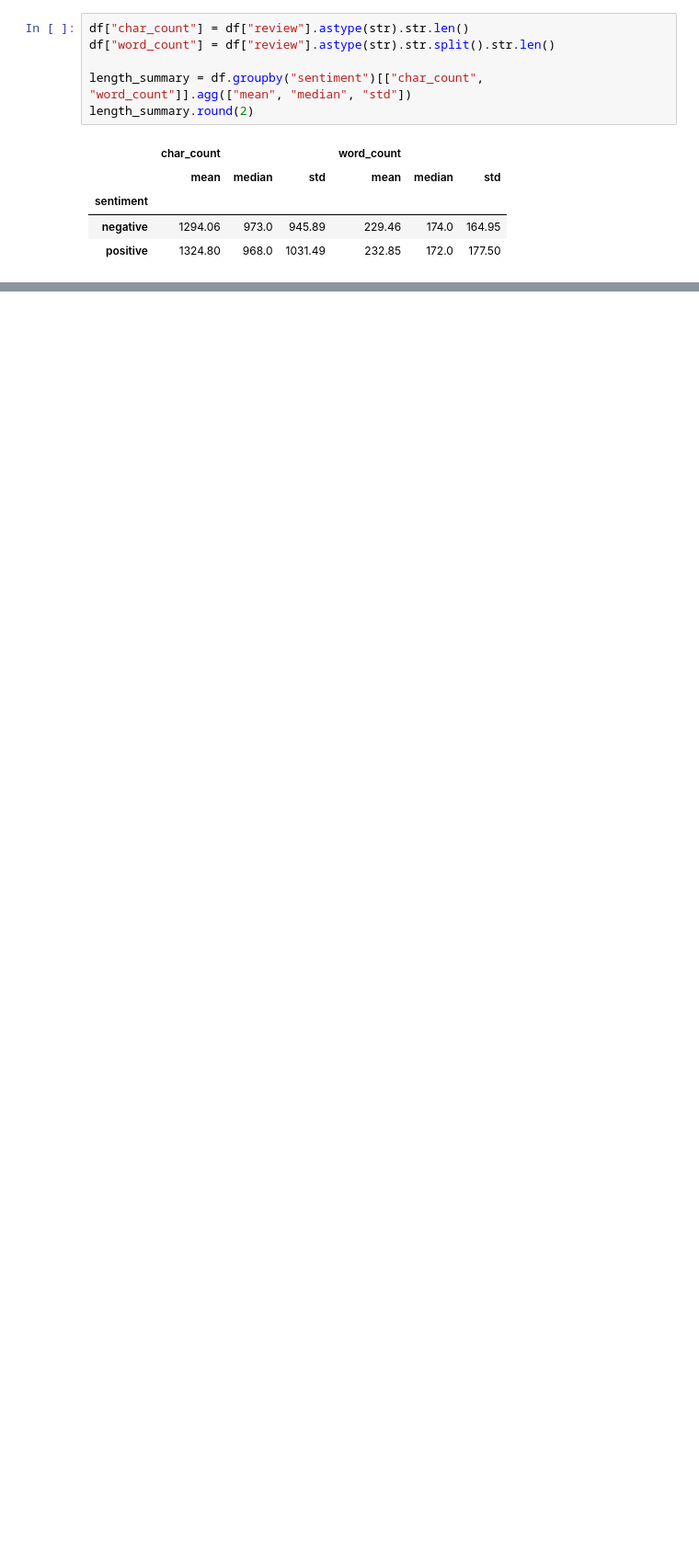
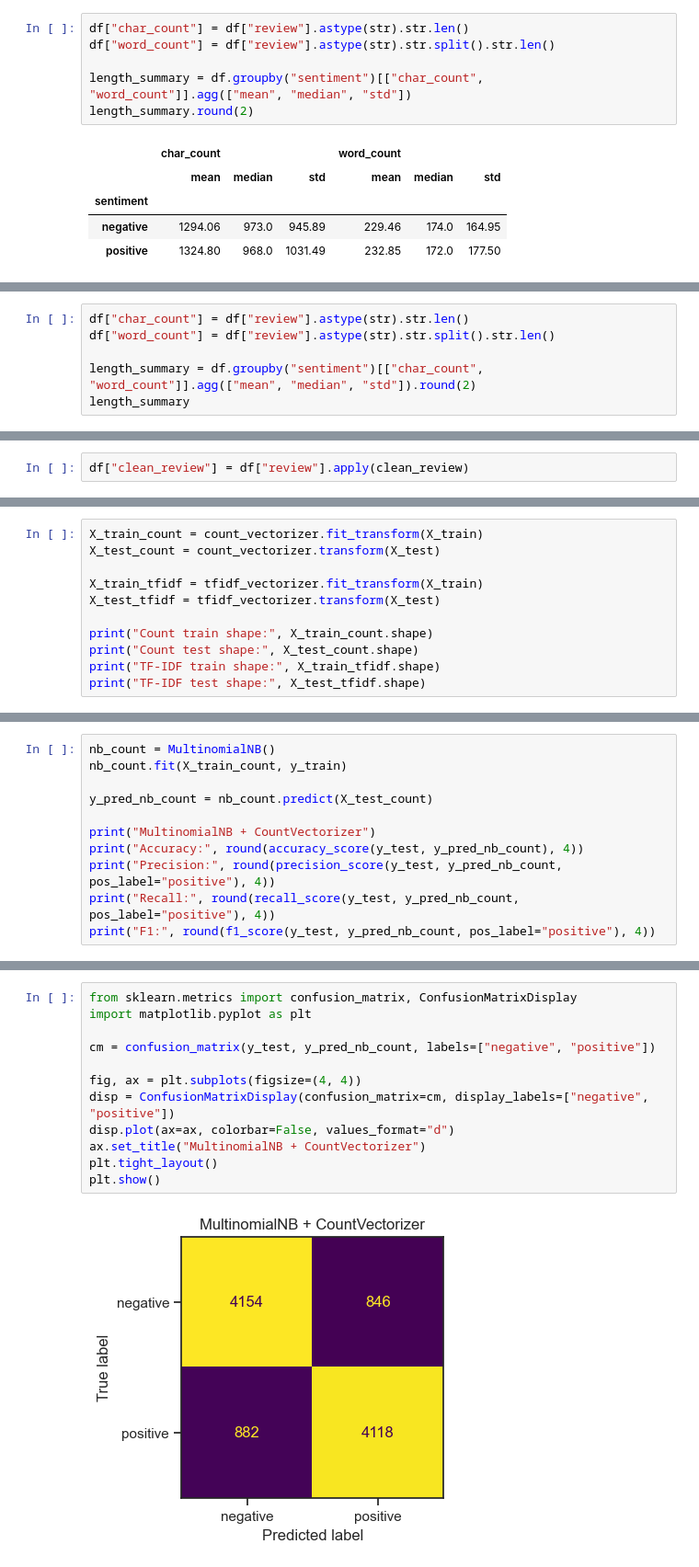
Before and after one commit to acostabrandon/text-analytics-spring-2026, a Jupyter notebook: assignment_2/notebooks/text_classification_assignment2.ipynb, the cells around one changed output, grey strips where cells are left out. Shown at 92% size. Drawn from its saved outputs; the diff is of its cells as text; blank space fills up the shorter version.

```diff
--- a/assignment_2/notebooks/text_classification_assignment2.ipynb
+++ b/assignment_2/notebooks/text_classification_assignment2.ipynb
@@ -145,0 +178,6 @@ Time to run AutoViz = 7 seconds
+# %%
+df["char_count"] = df["review"].astype(str).str.len()
+df["word_count"] = df["review"].astype(str).str.split().str.len()
+
+length_summary = df.groupby("sentiment")[["char_count", "word_count"]].agg(["mean", "median", "std"]).round(2)
+length_summary
@@ -145,0 +317,2 @@ Time to run AutoViz = 7 seconds
+# %%
+df["clean_review"] = df["review"].apply(clean_review)
@@ -145,0 +419,11 @@ Time to run AutoViz = 7 seconds
+# %%
+X_train_count = count_vectorizer.fit_transform(X_train)
+X_test_count = count_vectorizer.transform(X_test)
+
+X_train_tfidf = tfidf_vectorizer.fit_transform(X_train)
+X_test_tfidf = tfidf_vectorizer.transform(X_test)
+
+print("Count train shape:", X_train_count.shape)
+print("Count test shape:", X_test_count.shape)
+print("TF-IDF train shape:", X_train_tfidf.shape)
+print("TF-IDF test shape:", X_test_tfidf.shape)
@@ -145,0 +439,11 @@ Time to run AutoViz = 7 seconds
+# %%
+nb_count = MultinomialNB()
+nb_count.fit(X_train_count, y_train)
+
+y_pred_nb_count = nb_count.predict(X_test_count)
+
+print("MultinomialNB + CountVectorizer")
+print("Accuracy:", round(accuracy_score(y_test, y_pred_nb_count), 4))
+print("Precision:", round(precision_score(y_test, y_pred_nb_count, pos_label="positive"), 4))
+print("Recall:", round(recall_score(y_test, y_pred_nb_count, pos_label="positive"), 4))
+print("F1:", round(f1_score(y_test, y_pred_nb_count, pos_label="positive"), 4))
@@ -145,0 +571,14 @@ Time to run AutoViz = 7 seconds
+# %%
+from sklearn.metrics import confusion_matrix, ConfusionMatrixDisplay
+import matplotlib.pyplot as plt
+
+cm = confusion_matrix(y_test, y_pred_nb_count, labels=["negative", "positive"])
+
+fig, ax = plt.subplots(figsize=(4, 4))
+disp = ConfusionMatrixDisplay(confusion_matrix=cm, display_labels=["negative", "positive"])
+disp.plot(ax=ax, colorbar=False, values_format="d")
+ax.set_title("MultinomialNB + CountVectorizer")
+plt.tight_layout()
+plt.show()
+# %% [output]
+[figure, added]
```
Also changed, not shown: parts of 54 cells of this notebook, 3 other files.
